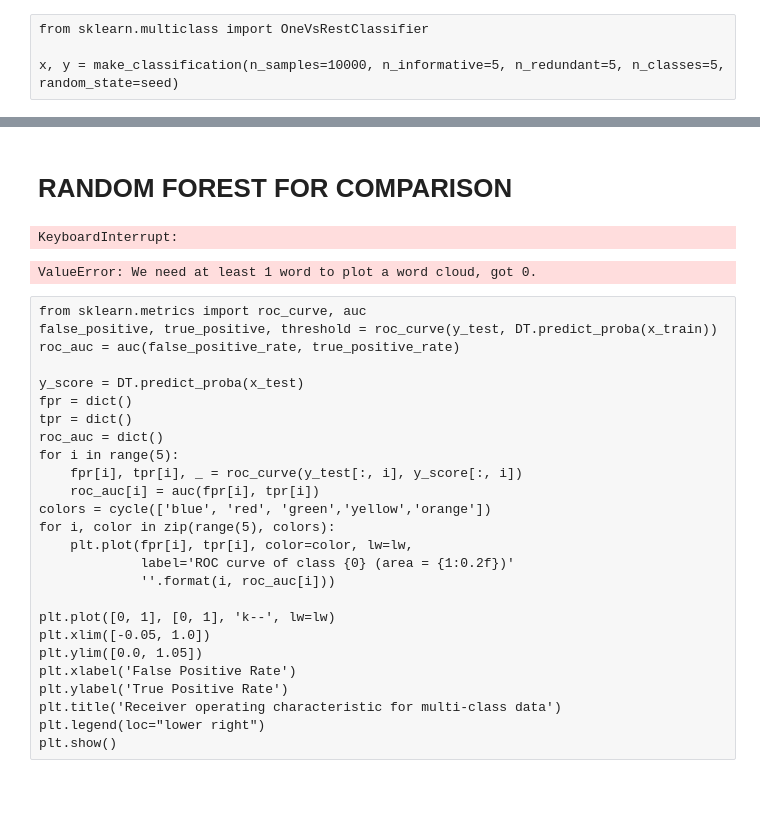
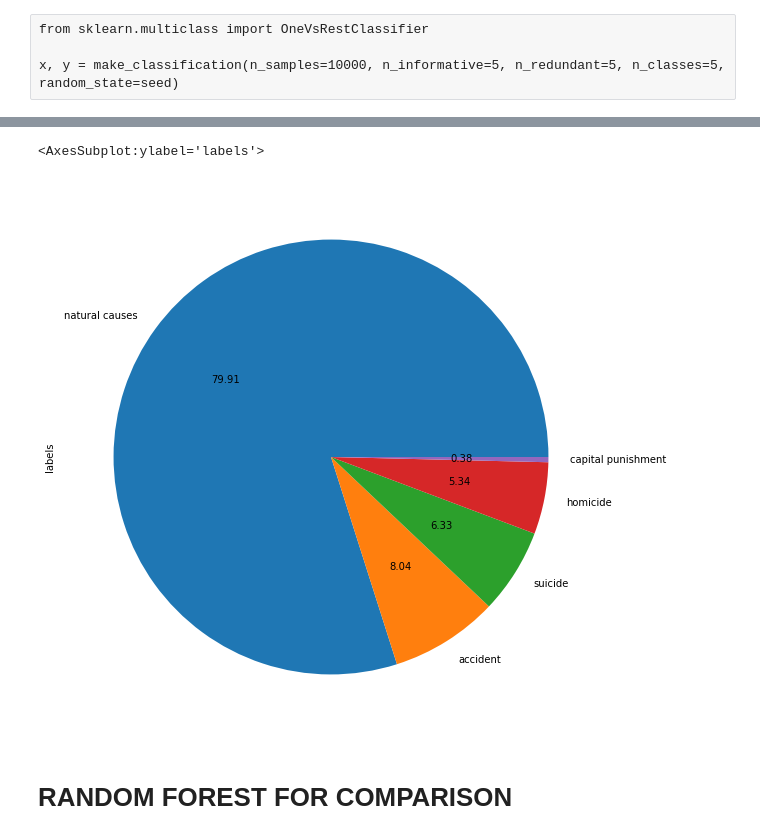
Before and after one commit to P3-CS760/How-will-you-die, a Jupyter notebook: Decision Tree (Manner of Death).ipynb, the cells around one changed output, grey strips where cells are left out. Saved outputs shown, nothing was run; the diff lists cells and outputs as text; code cells hidden in the pictures; blank space fills up the shorter version.

```diff
--- a/Decision Tree (Manner of Death).ipynb
+++ b/Decision Tree (Manner of Death).ipynb
@@ -460,59 +495,7 @@ plt.axis('off')
+# %%
+predict_label['labels'].value_counts().plot( kind = 'pie', autopct='%.2f',figsize=(15, 10))
+# %% [output]
+<AxesSubplot:ylabel='labels'>
+[figure, added]
 # %% [markdown]
 # RANDOM FOREST FOR COMPARISON
-# %%
-%%time
-from sklearn.ensemble import RandomForestClassifier
-random_forest = RandomForestClassifier(random_state=seed)
-
-score_rf= []
-for train, test in skf.split(x, y):
-    x_train, x_test = x[train], x[test]
-    y_train, y_test = y[train], y[test]
-    random_forest.fit(x_train,y_train)
-
-    test_score = random_forest.score(x_test, y_test)
-    score_rf.append(test_score)
-print(f'Mean accuracy {(sum(score_rf)/len(score_rf))*100}%')
-# %% [output]
-KeyboardInterrupt:
-# %%
-#getting features picked by RF
-decision_feature_importatnt = pd.DataFrame(
-                                    data=random_forest.feature_importances_,
-                                    columns=['importance'],
-                                    index= vectorizer.get_feature_names_out(),
-                                    ).sort_values(by=['importance'], ascending=False)
-dcfeature = decision_feature_importatnt[decision_feature_importatnt['importance'] > 0] #disregarding not used features
-
-freq_death = WordCloud(width =800, height =500, min_font_size=2).generate_from_frequencies(dcfeature['importance'].to_dict())
-plt.figure(figsize=(10,10))
-plt.imshow(freq_death)
-plt.axis('off')
-# %% [output]
-ValueError: We need at least 1 word to plot a word cloud, got 0.
-# %% [raw]
-from sklearn.metrics import roc_curve, auc
-false_positive, true_positive, threshold = roc_curve(y_test, DT.predict_proba(x_train))
-roc_auc = auc(false_positive_rate, true_positive_rate)
-
-y_score = DT.predict_proba(x_test)
-fpr = dict()
-tpr = dict()
-roc_auc = dict()
-for i in range(5):
-    fpr[i], tpr[i], _ = roc_curve(y_test[:, i], y_score[:, i])
-    roc_auc[i] = auc(fpr[i], tpr[i])
-colors = cycle(['blue', 'red', 'green','yellow','orange'])
-for i, color in zip(range(5), colors):
-    plt.plot(fpr[i], tpr[i], color=color, lw=lw,
-             label='ROC curve of class {0} (area = {1:0.2f})'
-             ''.format(i, roc_auc[i]))
-
-plt.plot([0, 1], [0, 1], 'k--', lw=lw)
-plt.xlim([-0.05, 1.0])
-plt.ylim([0.0, 1.05])
-plt.xlabel('False Positive Rate')
-plt.ylabel('True Positive Rate')
-plt.title('Receiver operating characteristic for multi-class data')
-plt.legend(loc="lower right")
-plt.show()
```
Also changed, not shown: parts of 22 cells of this notebook.
